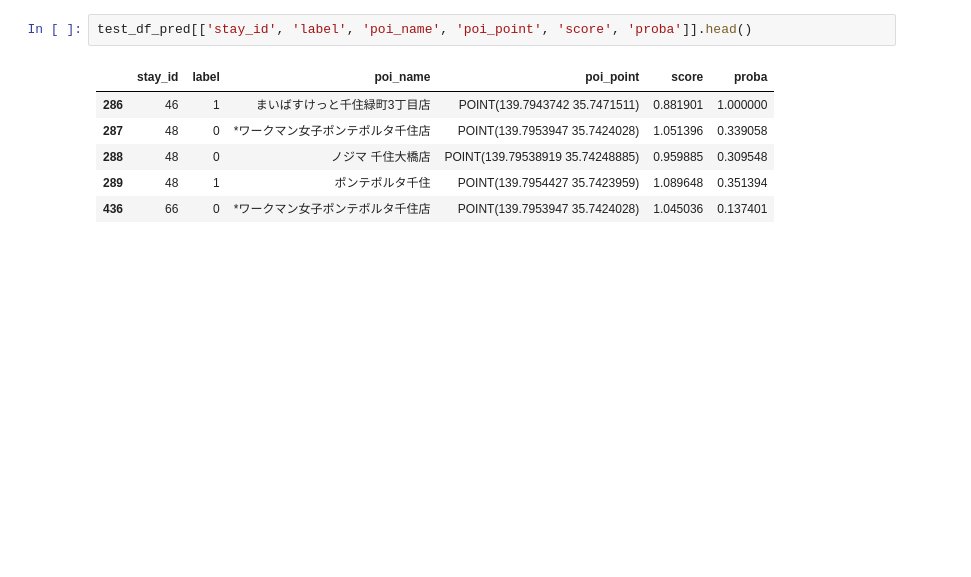
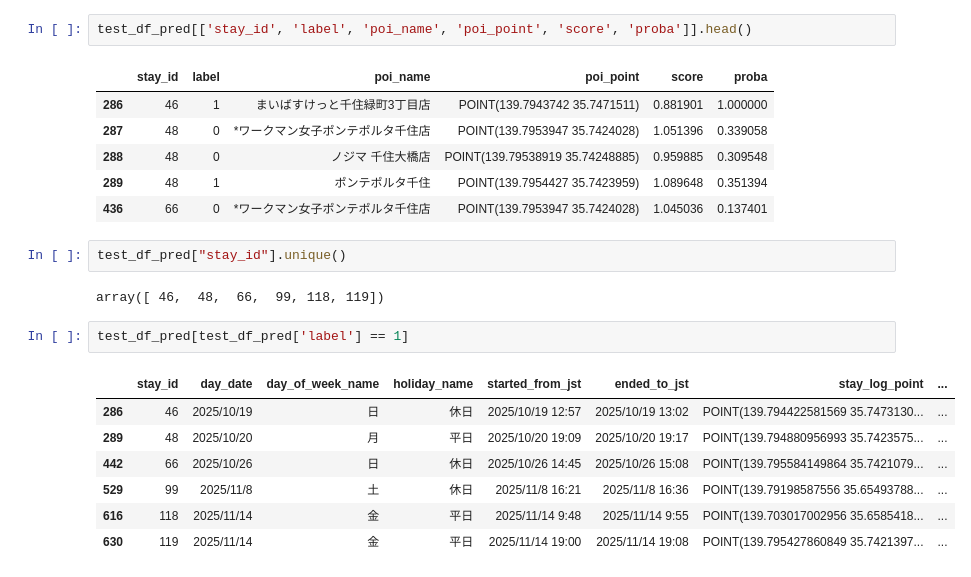
Before and after one commit to S-inoue6210/IVV-model, a Jupyter notebook: notebook01.ipynb, the cells around one changed output. Saved outputs shown, nothing was run; the diff lists cells and outputs as text; blank space fills up the shorter version.

```diff
--- a/notebook01.ipynb
+++ b/notebook01.ipynb
@@ -121,3 +109,17 @@ test_df_pred[['stay_id', 'label', 'poi_name', 'poi_point', 'score', 'proba']].he
 | 288 | 48 | 0 | ノジマ 千住大橋店 | POINT(139.79538919 35.74248885) | 0.959885 | 0.309548 |
 | 289 | 48 | 1 | ポンテポルタ千住 | POINT(139.7954427 35.7423959) | 1.089648 | 0.351394 |
 | 436 | 66 | 0 | *ワークマン女子ポンテポルタ千住店 | POINT(139.7953947 35.7424028) | 1.045036 | 0.137401 |
+# %%
+test_df_pred["stay_id"].unique()
+# %% [output]
+array([ 46,  48,  66,  99, 118, 119])
+# %%
+test_df_pred[test_df_pred['label'] == 1]
+# %% [output]
+|  | stay_id | day_date | day_of_week_name | holiday_name | started_from_jst | ended_to_jst | stay_log_point | ... |
+| 286 | 46 | 2025/10/19 | 日 | 休日 | 2025/10/19 12:57 | 2025/10/19 13:02 | POINT(139.794422581569 35.7473130... | ... |
+| 289 | 48 | 2025/10/20 | 月 | 平日 | 2025/10/20 19:09 | 2025/10/20 19:17 | POINT(139.794880956993 35.7423575... | ... |
+| 442 | 66 | 2025/10/26 | 日 | 休日 | 2025/10/26 14:45 | 2025/10/26 15:08 | POINT(139.795584149864 35.7421079... | ... |
+| 529 | 99 | 2025/11/8 | 土 | 休日 | 2025/11/8 16:21 | 2025/11/8 16:36 | POINT(139.79198587556 35.65493788... | ... |
+| 616 | 118 | 2025/11/14 | 金 | 平日 | 2025/11/14 9:48 | 2025/11/14 9:55 | POINT(139.703017002956 35.6585418... | ... |
+| 630 | 119 | 2025/11/14 | 金 | 平日 | 2025/11/14 19:00 | 2025/11/14 19:08 | POINT(139.795427860849 35.7421397... | ... |
```
Also changed, not shown: parts of 5 cells of this notebook.
